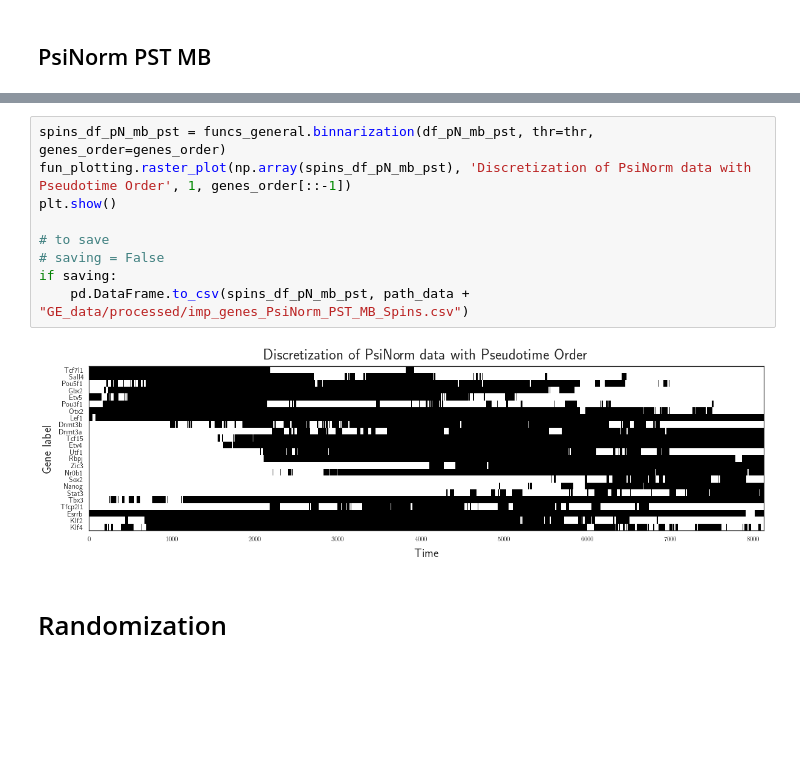
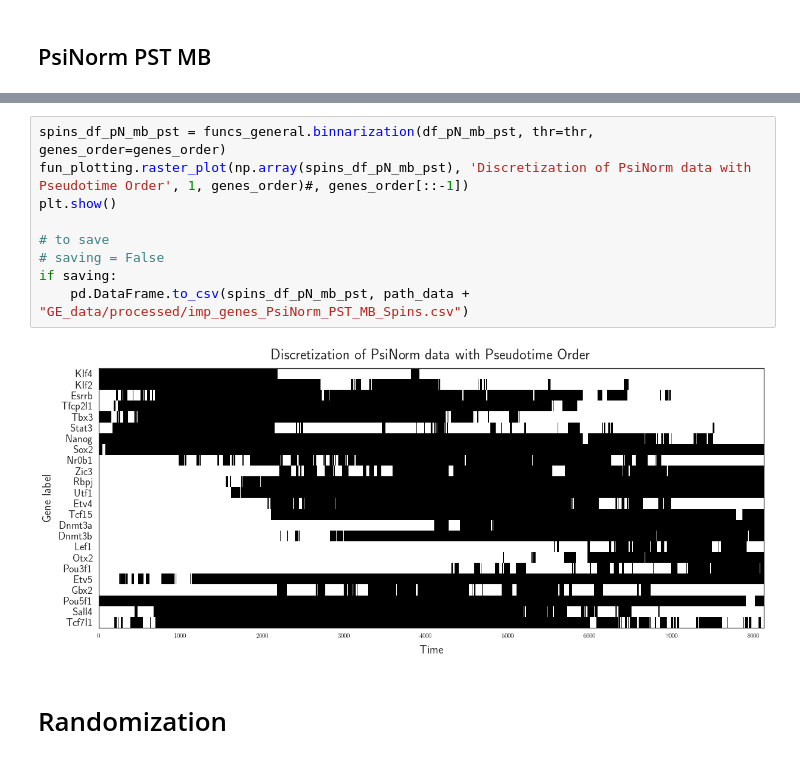
Before and after one commit to CleliaCorridori/GRN_Inference_CODE, a Jupyter notebook: Data_Processing.ipynb, the cells around one changed output, grey strips where cells are left out. Cells and saved outputs as stored; diff of their text form; blank space fills up the shorter version.

```diff
--- a/Data_Processing.ipynb
+++ b/Data_Processing.ipynb
@@ -409,14 +425,14 @@ if saving:
 # %%
 spins_df_pN_mb_pst = funcs_general.binnarization(df_pN_mb_pst, thr=thr, genes_order=genes_order)
-fun_plotting.raster_plot(np.array(spins_df_pN_mb_pst), 'Discretization of PsiNorm data with Pseudotime Order', 1, genes_order[::-1])
+fun_plotting.raster_plot(np.array(spins_df_pN_mb_pst), 'Discretization of PsiNorm data with Pseudotime Order', 1, genes_order)#, genes_order[::-1])
 plt.show()
 
 # to save
 # saving = False
 if saving:
     pd.DataFrame.to_csv(spins_df_pN_mb_pst, path_data + "GE_data/processed/imp_genes_PsiNorm_PST_MB_Spins.csv")
 # %% [output]
-[figure, old version]
+[figure, new version]
 # %% [markdown]
 # Randomization
 # %%
```
Also changed, not shown: parts of 8 cells of this notebook, 7 other files.
